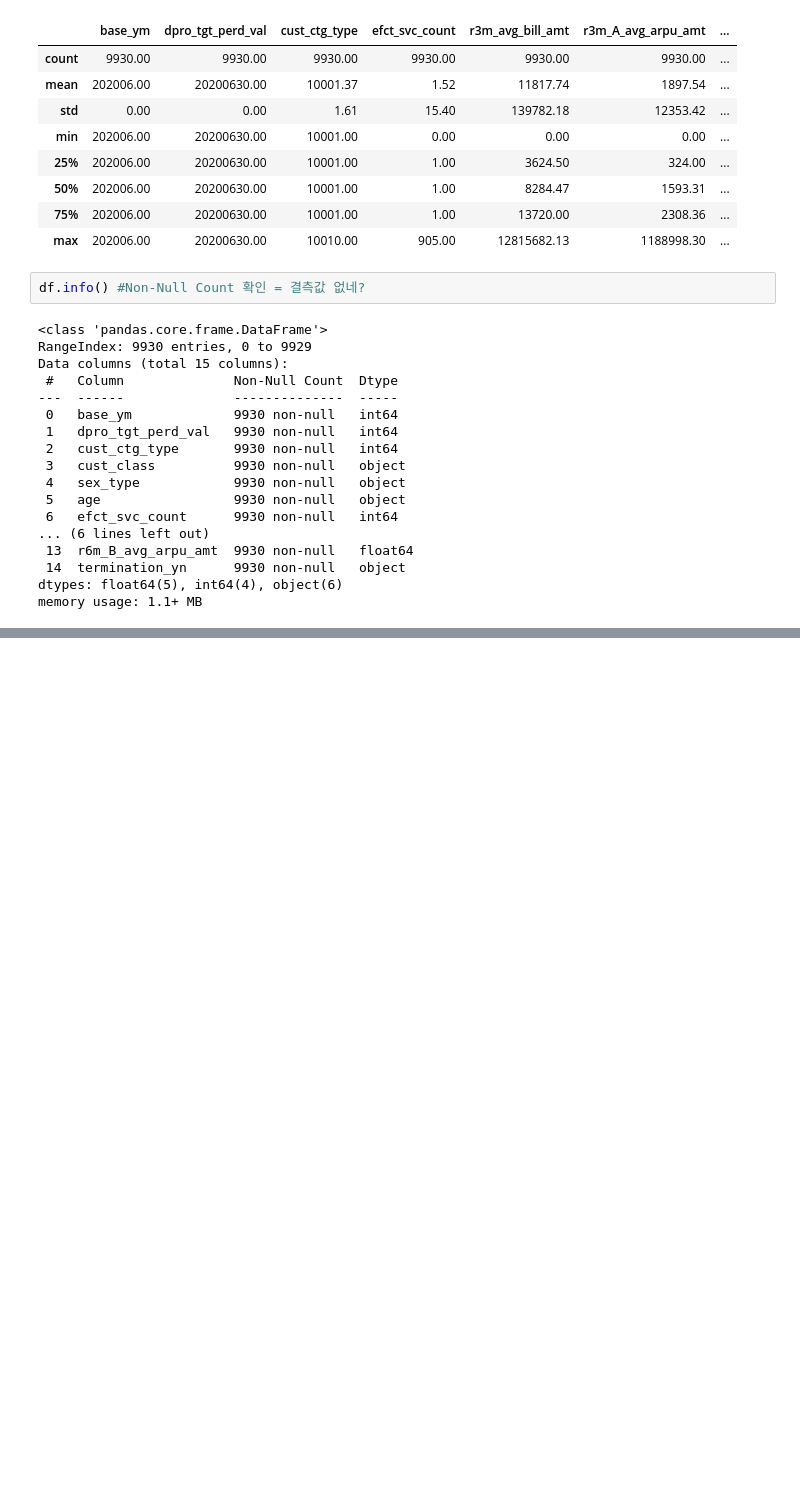
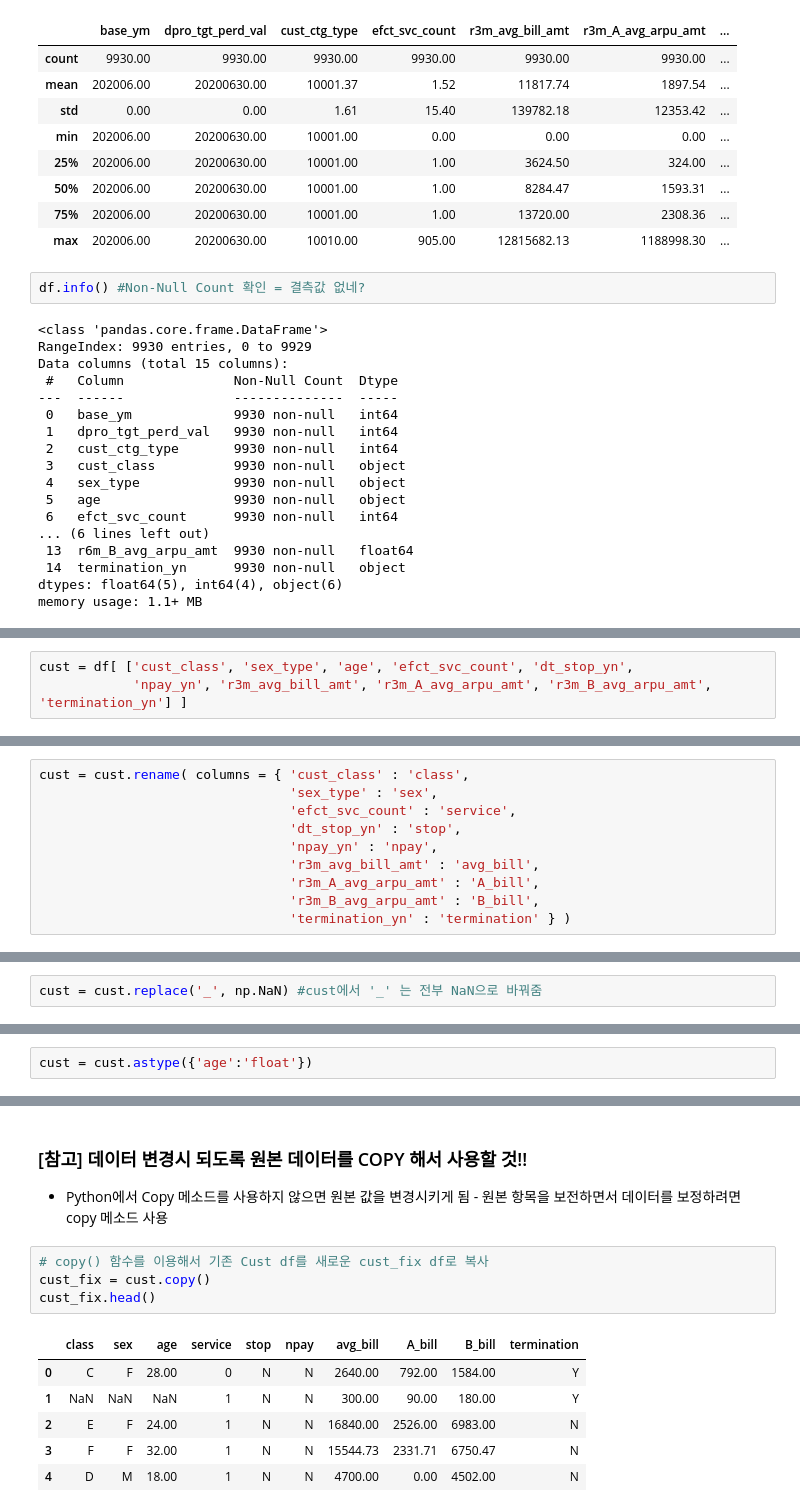
Before and after one commit to ipinid613/github_python_ML, a Jupyter notebook: KT_AICE/데이터전처리_데이터 탐색_결측치 처리_240827.ipynb, the cells around one changed output, grey strips where cells are left out. Cells and saved outputs as stored; diff of their text form; blank space fills up the shorter version.

```diff
--- a/KT_AICE/데이터전처리_데이터 탐색_결측치 처리_240827.ipynb
+++ b/KT_AICE/데이터전처리_데이터 탐색_결측치 처리_240827.ipynb
@@ -84,0 +88,3 @@ memory usage: 1.1+ MB
+# %%
+cust = df[ ['cust_class', 'sex_type', 'age', 'efct_svc_count', 'dt_stop_yn',
+            'npay_yn', 'r3m_avg_bill_amt', 'r3m_A_avg_arpu_amt', 'r3m_B_avg_arpu_amt', 'termination_yn'] ]
@@ -84,0 +100,10 @@ memory usage: 1.1+ MB
+# %%
+cust = cust.rename( columns = { 'cust_class' : 'class',
+                                'sex_type' : 'sex',
+                                'efct_svc_count' : 'service',
+                                'dt_stop_yn' : 'stop',
+                                'npay_yn' : 'npay',
+                                'r3m_avg_bill_amt' : 'avg_bill',
+                                'r3m_A_avg_arpu_amt' : 'A_bill',
+                                'r3m_B_avg_arpu_amt' : 'B_bill',
+                                'termination_yn' : 'termination' } )
@@ -84,0 +146,2 @@ memory usage: 1.1+ MB
+# %%
+cust = cust.replace('_', np.NaN) #cust에서 '_' 는 전부 NaN으로 바꿔줌
@@ -84,0 +168,2 @@ memory usage: 1.1+ MB
+# %%
+cust = cust.astype({'age':'float'})
@@ -84,0 +228,14 @@ memory usage: 1.1+ MB
+# %% [markdown]
+### [참고] 데이터 변경시 되도록 원본 데이터를 COPY 해서 사용할 것!!
+- Python에서 Copy 메소드를 사용하지 않으면 원본 값을 변경시키게 됨 - 원본 항목을 보전하면서 데이터를 보정하려면 copy 메소드 사용
+# %%
+# copy() 함수를 이용해서 기존 Cust df를 새로운 cust_fix df로 복사
+cust_fix = cust.copy()
+cust_fix.head()
+# %% [output]
+|  | class | sex | age | service | stop | npay | avg_bill | A_bill | B_bill | termination |
+| 0 | C | F | 28.00 | 0 | N | N | 2640.00 | 792.00 | 1584.00 | Y |
+| 1 | NaN | NaN | NaN | 1 | N | N | 300.00 | 90.00 | 180.00 | Y |
+| 2 | E | F | 24.00 | 1 | N | N | 16840.00 | 2526.00 | 6983.00 | N |
+| 3 | F | F | 32.00 | 1 | N | N | 15544.73 | 2331.71 | 6750.47 | N |
+| 4 | D | M | 18.00 | 1 | N | N | 4700.00 | 0.00 | 4502.00 | N |
```
Also changed, not shown: parts of 15 cells of this notebook.
